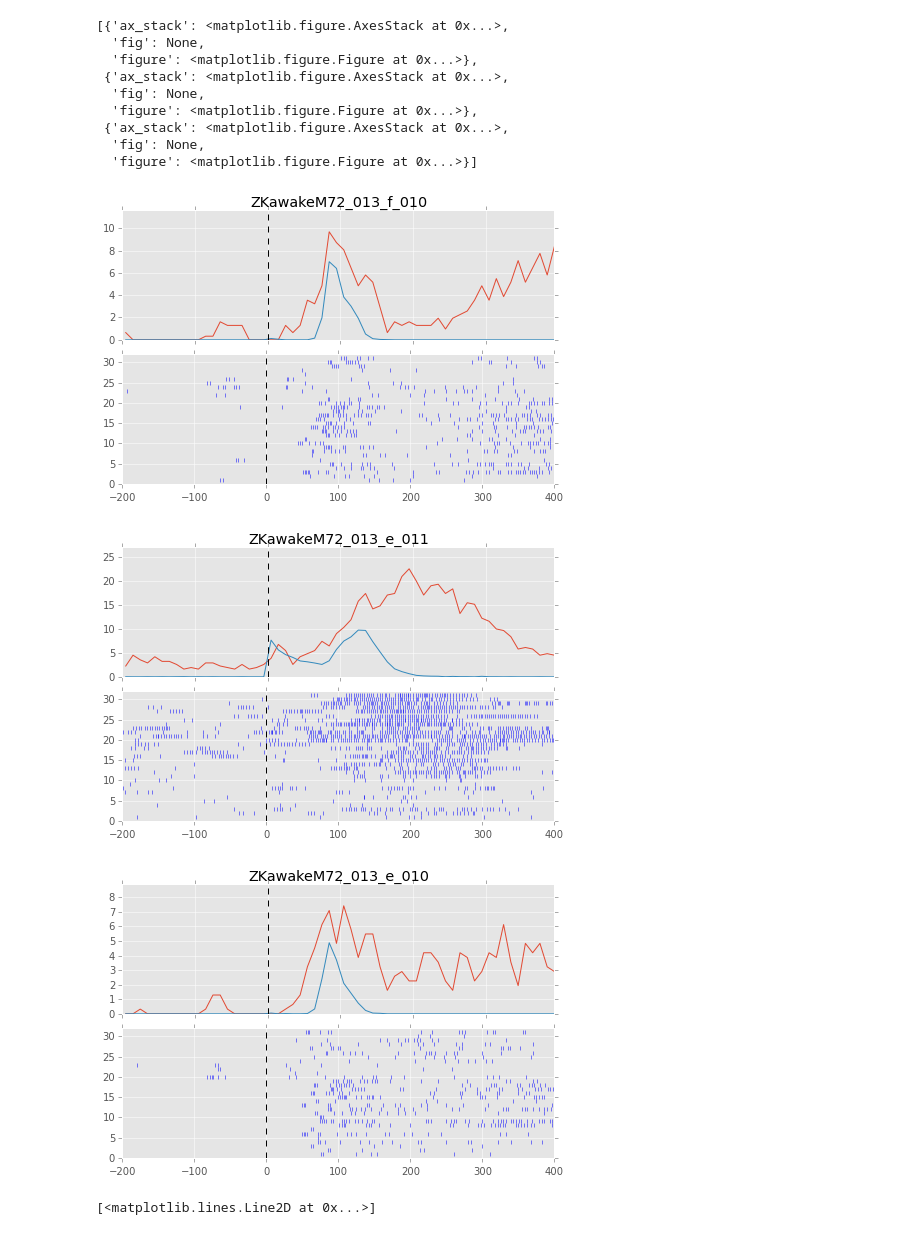
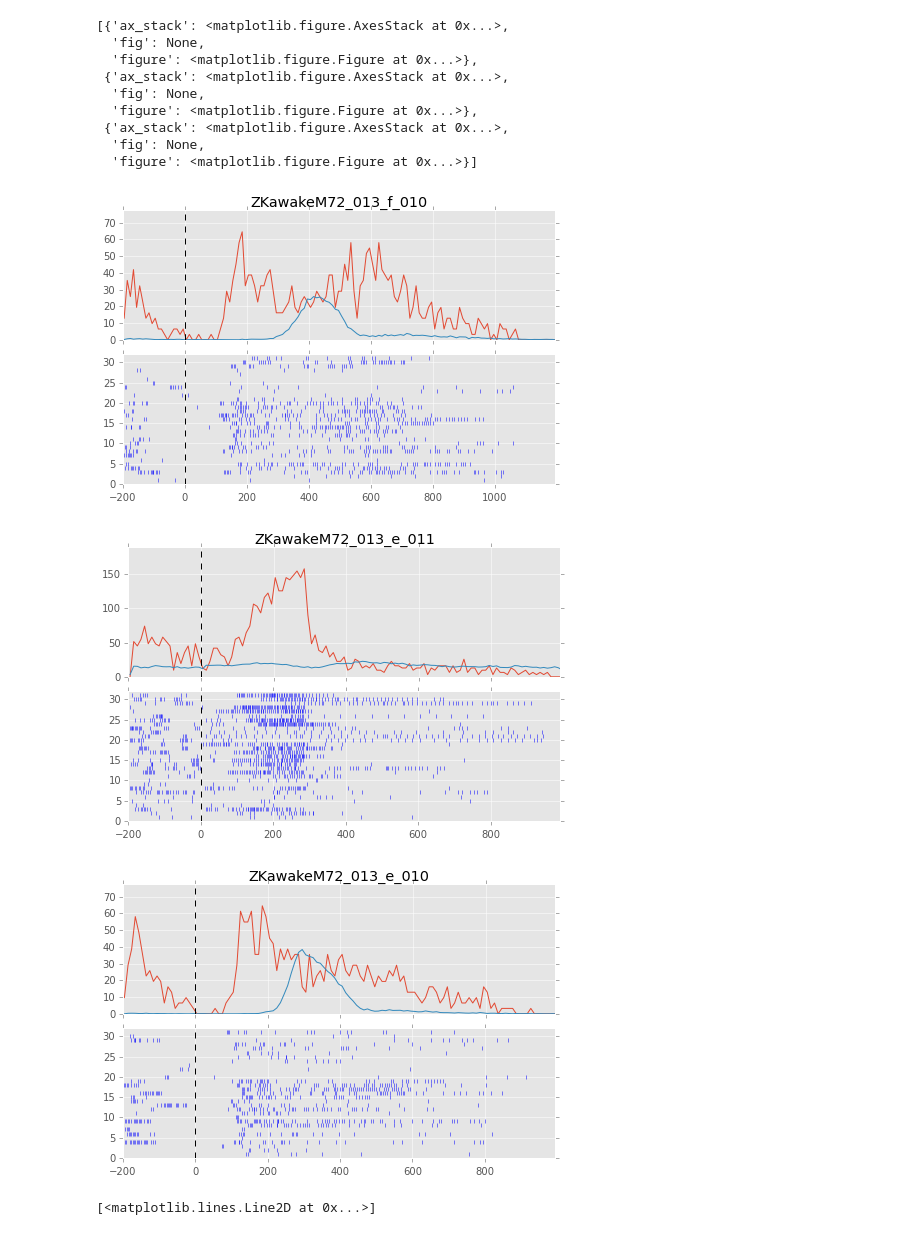
Before and after one commit to zekearneodo/ephys-tools, a Jupyter notebook: ephysScripts/Untitled-Copy1.ipynb, the cells around one changed output. Cells and saved outputs as stored; diff of their text form; code cells hidden in the pictures.

```diff
--- a/ephysScripts/Untitled-Copy1.ipynb
+++ b/ephysScripts/Untitled-Copy1.ipynb
@@ -40,5 +40,6 @@ all_records = dl.load_cells(cells_path)
 high_2hydroxy = st.Odor(['2-hydroxyacetophenone','2hydroxyacetophenone'], 0.0051)
 st_1 = st.Stimulus(high_2hydroxy, records = all_records, tags = {'light':1} )
 #get the first response and plot it
-[r.plot() for r in list(st_1.responses.values())]
+[r.plot(warped=True) for r in list(st_1.responses.values())]
+#st_1.responses['ZKawakeM72_013_e_010'].plot(warped=False)
 # %% [output]
@@ -45,29 +47,29 @@ st_1 = st.Stimulus(high_2hydroxy, records = all_records, tags = {'light':1} )
 Computer: server
 /experiment/export_data/data_play/ZKawakeM72_013_e_010_spikes.mat
 /experiment/export_data/data_play/ZKawakeM72_013_f_010_spikes.mat
 ['ZKawakeM72_013_f_010', 'ZKawakeM72_013_e_010']
 ['/experiment/export_data/data_play/ZKawakeM72_013_f_trial.mat', '/experiment/export_data/data_play/ZKawakeM72_013_e_trial.mat']
 /experiment/export_data/data_play/ZKawakeM72_013_f_trial.mat
 /experiment/export_data/data_play/ZKawakeM72_013_e_trial.mat
 ['/experiment/export_data/data_play/ZKawakeM72_013_f_noStimSniff.mat', '/experiment/export_data/data_play/ZKawakeM72_013_e_noStimSniff.mat']
 /experiment/export_data/data_play/ZKawakeM72_013_f_noStimSniff.mat
 /experiment/export_data/data_play/ZKawakeM72_013_e_noStimSniff.mat
 /experiment/export_data/data_play/ZKawakeM72_013_e_011_spikes.mat
 ['ZKawakeM72_013_e_011']
 []
 []
 [{'ax_stack': <matplotlib.figure.AxesStack at 0x...>,
   'fig': None,
   'figure': <matplotlib.figure.Figure at 0x...>},
  {'ax_stack': <matplotlib.figure.AxesStack at 0x...>,
   'fig': None,
   'figure': <matplotlib.figure.Figure at 0x...>},
  {'ax_stack': <matplotlib.figure.AxesStack at 0x...>,
   'fig': None,
   'figure': <matplotlib.figure.Figure at 0x...>}]
-[figure, old version]
+[figure, new version]
-[figure, old version]
+[figure, new version]
-[figure, old version]
+[figure, new version]
 # %%
 #just plot a sniff
 plt.plot(all_records['base_sniff']['ZKawakeM72_013_f'][5]['flow'])
```
Also changed, not shown: parts of 10 cells of this notebook, 7 other files.
